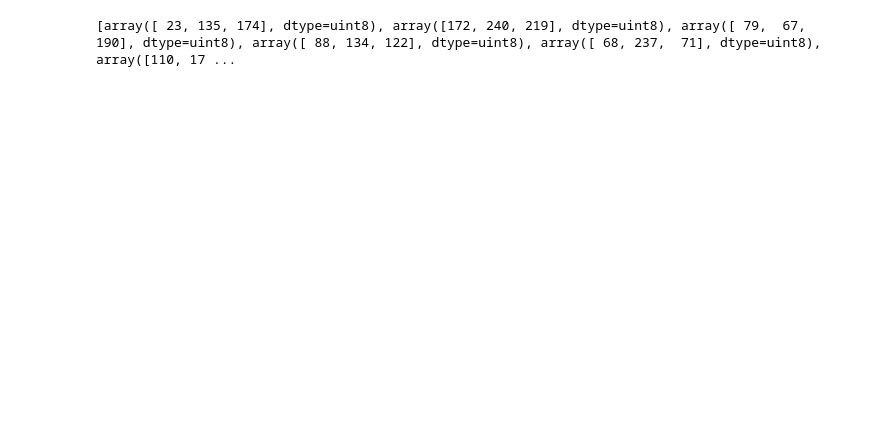
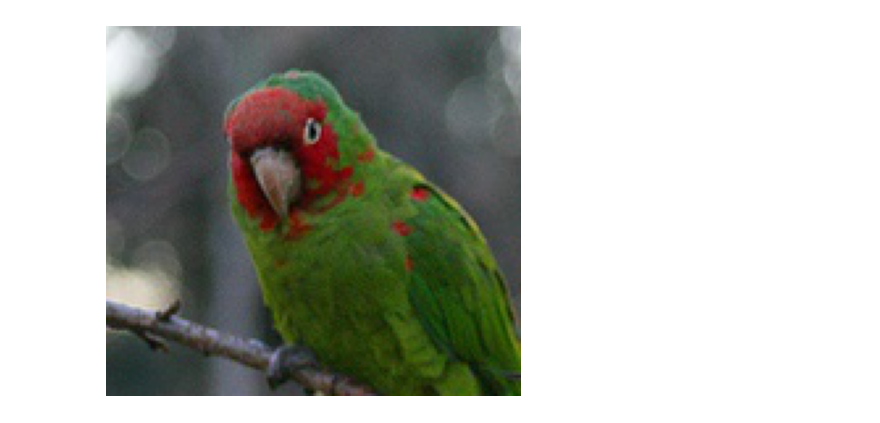
Before and after one commit to kowoonho/voc_cam, a Jupyter notebook: seg_test.ipynb, the cells around one changed output. Saved outputs shown, nothing was run; the diff lists cells and outputs as text; code cells hidden in the pictures; blank space fills up the shorter version.

```diff
--- a/seg_test.ipynb
+++ b/seg_test.ipynb
@@ -5,12 +7 @@ from utility.image_util import *
 import numpy as np
-# %%
-voc12_root = "../Dataset/VOC2012/"
-img_root = "../Dataset/VOC2012/JPEGImages/"
-cam_root = "../irn_result/cam/"
-seg_root = "../irn_result/sem_seg/"
-depth_seg_root = "../irn_result/depth_crop_sem_seg/"
-
-img_name_list_path = "voc12/val.txt"
-depth_root = "../result/depth_img/"
-
-img_name_list = my_dataloader.load_img_id_list(img_name_list_path)
@@ -46,9 +8,21 @@ image_show(depth)
-# %%
-random_color_list = []
-
-for i in range(20):
-    random_color_list.append(generate_random_color())
-
-print(random_color_list)
-# %% [output]
-[array([ 23, 135, 174], dtype=uint8), array([172, 240, 219], dtype=uint8), array([ 79,  67, 190], dtype=uint8), array([ 88, 134, 122], dtype=uint8), array([ 68, 237,  71], dtype=uint8), array([110, 17 ...
+# %%
+img_root = "../Dataset/VOC2012/JPEGImages"
+voc_root = "../Dataset/VOC2012/"
+cam_root = "../result/val_cam/"
+# %%
+img_list = my_dataloader.load_img_id_list("voc12/val.txt")
+
+idx = 21
+
+name = img_list[idx]
+# %%
+high_res = np.load(os.path.join(cam_root, name + ".npy"), allow_pickle=True).item()['high_res']
+img = read_image(os.path.join(img_root, name +".jpg"))
+for i in range(len(high_res)):
+    conf_cam = util.find_conf_cam(high_res[i])
+    crop_box = util.find_crop_box(conf_cam)
+    cropped_img = util.crop_image_with_bounding_box(img, crop_box)
+
+    image_show(cropped_img)
+# %% [output]
+[figure, added]
```
Also changed, not shown: parts of 5 cells of this notebook, 2 other files.
